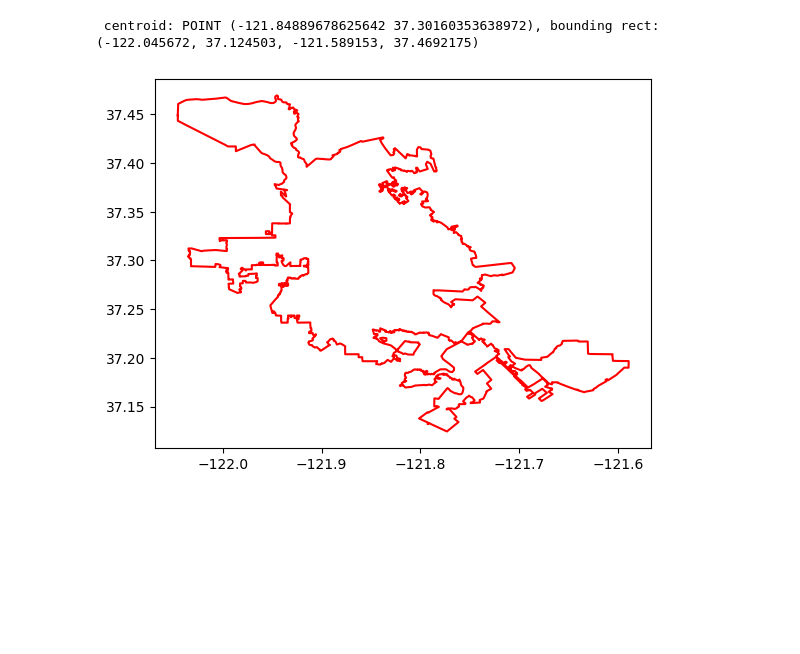
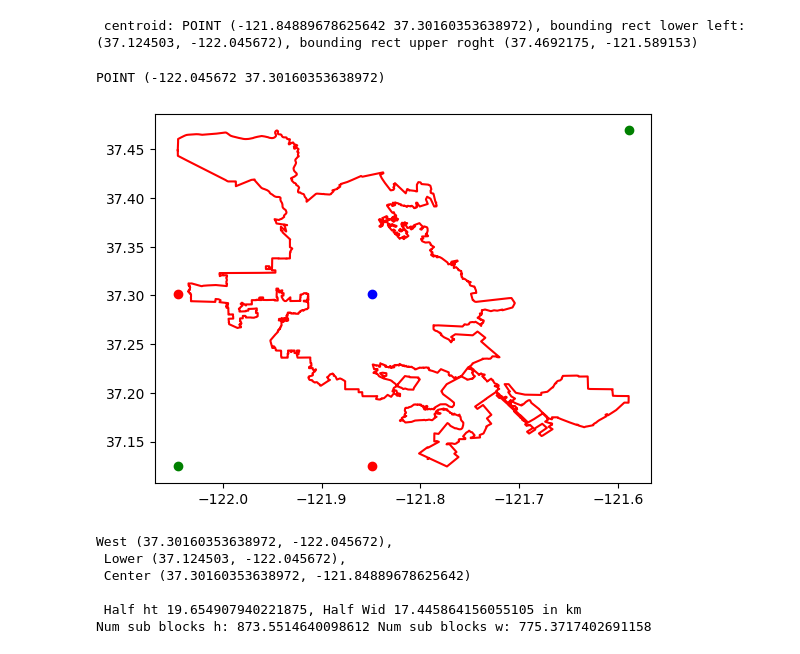
Before and after one commit to gaiadhi/Prototypes, a Jupyter notebook: GIS+Mgt UI/shapelyGISProto.ipynb, the cells around one changed output. Cells and saved outputs as stored; diff of their text form; code cells hidden in the pictures; blank space fills up the shorter version.

```diff
--- a/GIS+Mgt UI/shapelyGISProto.ipynb
+++ b/GIS+Mgt UI/shapelyGISProto.ipynb
@@ -17,14 +19,54 @@ features = geo_json['features']
 # %%
 geocoll = GeometryCollection([shape(feature["geometry"]).buffer(0) for feature in features])
 # %%
-for geo in geocoll.geoms:
-    print (f' centroid: {geo.centroid}, bounding rect: {geo.bounds}')
+polygon1 = geocoll.geoms[0]
+center = polygon1.centroid
+bound_rect = polygon1.bounds
+min_lon = bound_rect[0]
+min_lat = bound_rect[1]
+max_lon = bound_rect[2]
+max_lat = bound_rect[3]
+center_lon = center.x
+center_lat = center.y
+
+print (f' centroid: {center}, bounding rect lower left: {min_lat, min_lon}, bounding rect upper roght {max_lat, max_lon}')
 # %% [output]
- centroid: POINT (-121.84889678625642 37.30160353638972), bounding rect: (-122.045672, 37.124503, -121.589153, 37.4692175)
+ centroid: POINT (-121.84889678625642 37.30160353638972), bounding rect lower left: (37.124503, -122.045672), bounding rect upper roght (37.4692175, -121.589153)
 # %%
-polygon1 = geocoll.geoms[0]
 x, y = polygon1.exterior.xy
+plt.plot(min_lon, min_lat, 'go')
+plt.plot(max_lon, max_lat, 'go')
 plt.plot(x, y, c="red")
+plt.plot(center_lon, center_lat, 'bo')
+
+#half acre sub-block in km
+sub_block_dim = (math.sqrt(2025))/1000
+west_extreme = Point (min_lon, center_lat)
+print (west_extreme)
+plt.plot(west_extreme.x, west_extreme.y, 'ro')
+south_extreme = Point (center_lon, min_lat)
+plt.plot(south_extreme.x, south_extreme.y, 'ro')
 plt.show()
+
+#Distance between West and lower left
+west = (west_extreme.y, west_extreme.x)
+lower_left = (min_lat, min_lon)
+center_p = (center_lat, center_lon)
+
+print (f'West {west},\n Lower {lower_left},\n Center {center_p}\n')
+half_ht = distance.distance(west, lower_left).km
+half_wid = distance.distance(west, center_p).km
+print (f' Half ht {half_ht}, Half Wid {half_wid} in km')
+num_subblocks_half_ht = half_ht/sub_block_dim
+num_subblocks_half_wid = half_wid/sub_block_dim
+
+print (f'Num sub blocks h: {num_subblocks_half_ht*2} Num sub blocks w: {num_subblocks_half_wid*2}')
 # %% [output]
+POINT (-122.045672 37.30160353638972)
-[figure, old version]
+[figure, new version]
+West (37.30160353638972, -122.045672),
+ Lower (37.124503, -122.045672),
+ Center (37.30160353638972, -121.84889678625642)
+
+ Half ht 19.654907940221875, Half Wid 17.445864156055105 in km
+Num sub blocks h: 873.5514640098612 Num sub blocks w: 775.3717402691158
```
Also changed, not shown: parts of 1 cell of this notebook, 3 other files.
